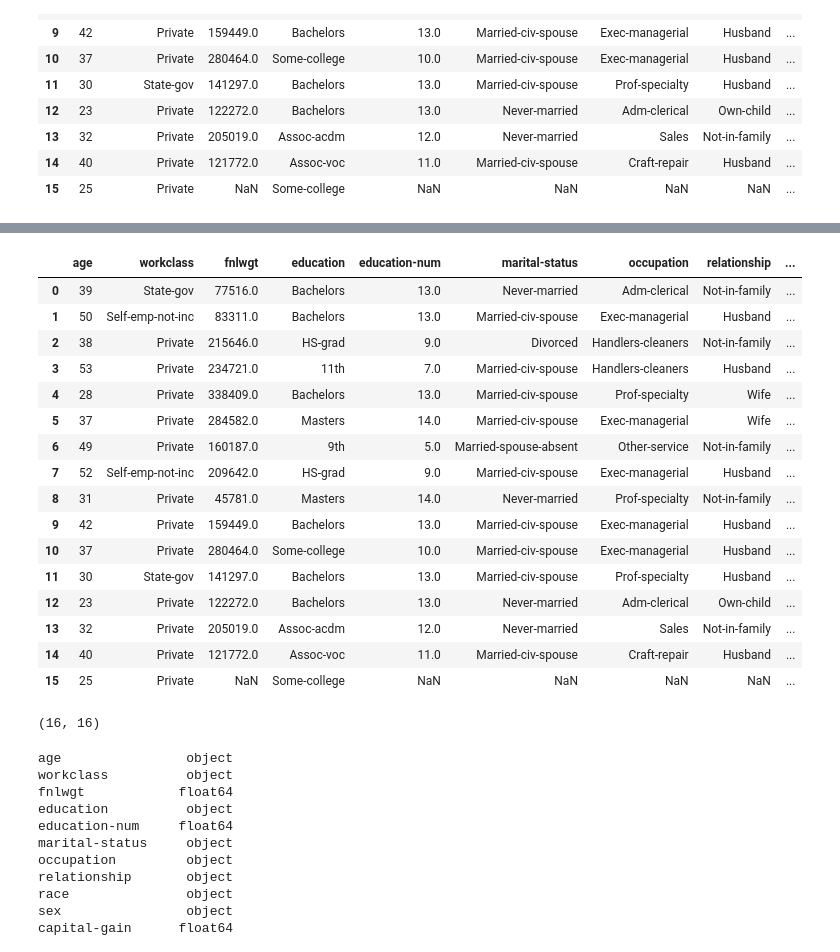
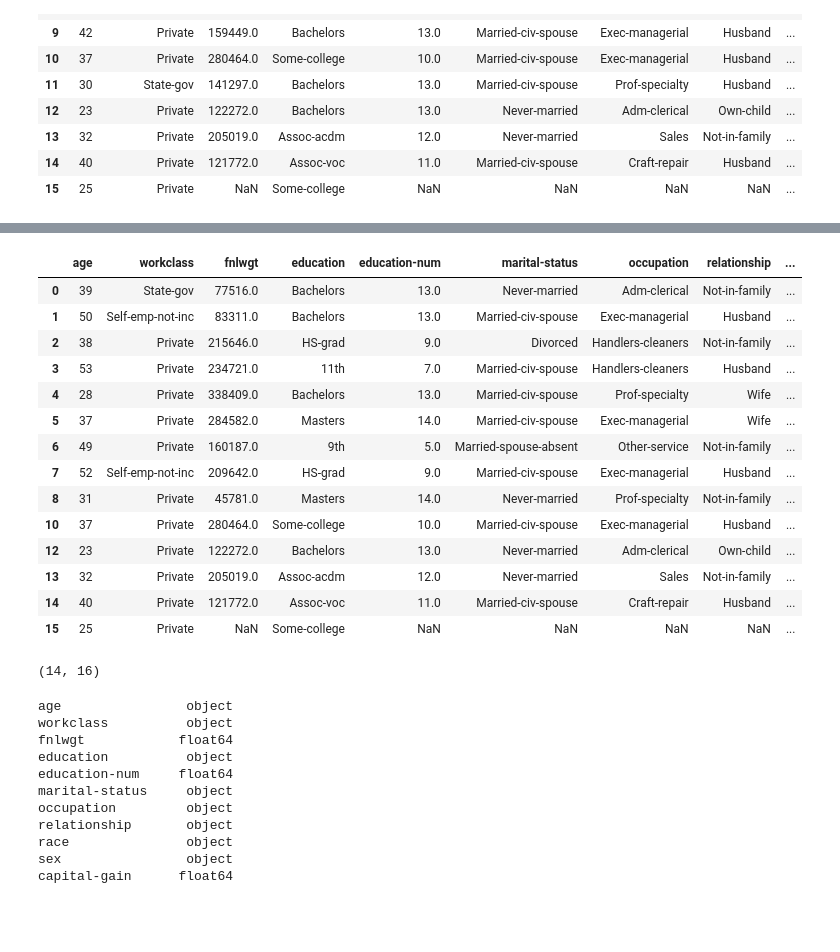
Before and after one commit to Aswathy-alien/ML, a Jupyter notebook: Week2 .ipynb, the cells around one changed output, grey strips where cells are left out. Cells and saved outputs as stored; diff of their text form; code cells hidden in the pictures; blank space fills up the shorter version.

```diff
--- a/Week2.ipynb
+++ b/Week2 .ipynb
@@ -83,3 +102,6 @@ dataset
 | 13 | 32 | Private | 205019.0 | Assoc-acdm | 12.0 | Never-married | Sales | Not-in-family | ... |
 | 14 | 40 | Private | 121772.0 | Assoc-voc | 11.0 | Married-civ-spouse | Craft-repair | Husband | ... |
 | 15 | 25 | Private | NaN | Some-college | NaN | NaN | NaN | NaN | ... |
+# %%
+dataset.drop([9,11], axis=0, inplace= True)
+dataset
@@ -86,20 +124,18 @@ dataset
 # %%
-dataset['IsHomeless'] = [False]*15 +[True]
+dataset['IsHomeless'] = [False]*13 +[True]
 dataset
 # %% [output]
 |  | age | workclass | fnlwgt | education | education-num | marital-status | occupation | relationship | ... |
 | 0 | 39 | State-gov | 77516.0 | Bachelors | 13.0 | Never-married | Adm-clerical | Not-in-family | ... |
 | 1 | 50 | Self-emp-not-inc | 83311.0 | Bachelors | 13.0 | Married-civ-spouse | Exec-managerial | Husband | ... |
 | 2 | 38 | Private | 215646.0 | HS-grad | 9.0 | Divorced | Handlers-cleaners | Not-in-family | ... |
 | 3 | 53 | Private | 234721.0 | 11th | 7.0 | Married-civ-spouse | Handlers-cleaners | Husband | ... |
 | 4 | 28 | Private | 338409.0 | Bachelors | 13.0 | Married-civ-spouse | Prof-specialty | Wife | ... |
 | 5 | 37 | Private | 284582.0 | Masters | 14.0 | Married-civ-spouse | Exec-managerial | Wife | ... |
 | 6 | 49 | Private | 160187.0 | 9th | 5.0 | Married-spouse-absent | Other-service | Not-in-family | ... |
 | 7 | 52 | Self-emp-not-inc | 209642.0 | HS-grad | 9.0 | Married-civ-spouse | Exec-managerial | Husband | ... |
 | 8 | 31 | Private | 45781.0 | Masters | 14.0 | Never-married | Prof-specialty | Not-in-family | ... |
-| 9 | 42 | Private | 159449.0 | Bachelors | 13.0 | Married-civ-spouse | Exec-managerial | Husband | ... |
 | 10 | 37 | Private | 280464.0 | Some-college | 10.0 | Married-civ-spouse | Exec-managerial | Husband | ... |
-| 11 | 30 | State-gov | 141297.0 | Bachelors | 13.0 | Married-civ-spouse | Prof-specialty | Husband | ... |
 | 12 | 23 | Private | 122272.0 | Bachelors | 13.0 | Never-married | Adm-clerical | Own-child | ... |
 | 13 | 32 | Private | 205019.0 | Assoc-acdm | 12.0 | Never-married | Sales | Not-in-family | ... |
 | 14 | 40 | Private | 121772.0 | Assoc-voc | 11.0 | Married-civ-spouse | Craft-repair | Husband | ... |
@@ -107,7 +143,7 @@ dataset
 # %%
 dataset.shape
 # %% [output]
-(16, 16)
+(14, 16)
 # %%
 dataset.dtypes
 # %% [output]
```
Also changed, not shown: parts of 12 cells of this notebook.
